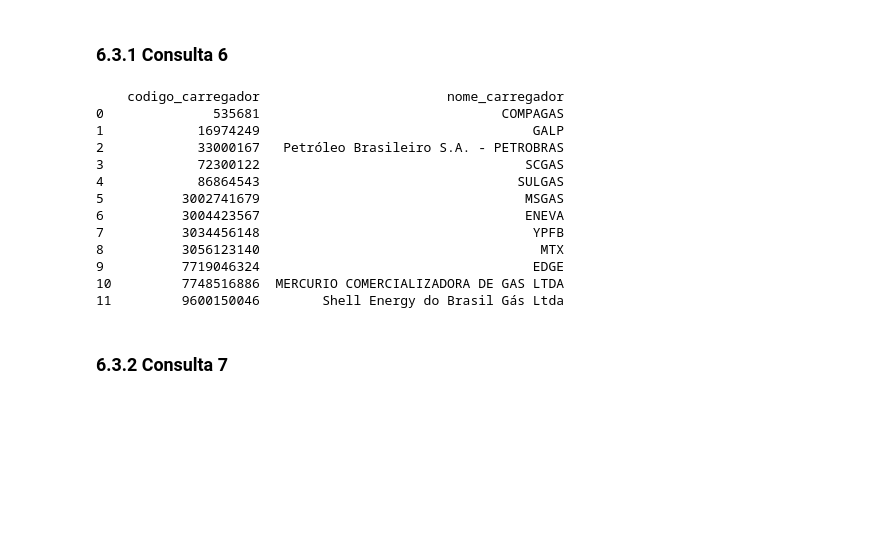
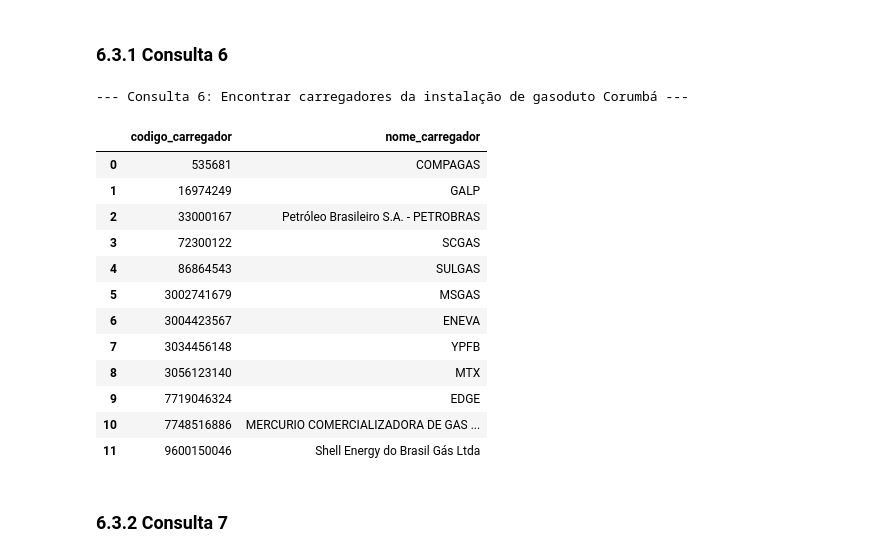
Before and after one commit to RaphaelLeivas/ibd-2025-1, a Jupyter notebook: TP2/tp2_template.ipynb, the cells around one changed output. Drawn from its saved outputs; the diff is of its cells as text; code cells hidden in the pictures; blank space fills up the shorter version.

```diff
--- a/TP2/tp2_template.ipynb
+++ b/TP2/tp2_template.ipynb
@@ -231,50 +245,50 @@ Nenhum resultado encontrado para a Consulta 5.
 # %% [markdown]
 ### 6.3.1 Consulta 6
 # %%
-# Consulta 6: Encontrar carregadores da instalação de gasoduto Corumbá
+
+print("--- Consulta 6: Encontrar carregadores da instalação de gasoduto Corumbá ---")
+conn = sqlite3.connect('gas_data.db')
+
 query6 = """
 SELECT DISTINCT CA.codigo_carregador, CA.nome_carregador
 FROM
     Contrato AS C
 INNER JOIN
     Instalacao_Transporte as IT
 ON
     C.codigo_instalacao_transporte = IT.codigo_instalacao_transporte
 INNER JOIN
     Instalacao_Gasoduto as IG
 ON
     IG.codigo_instalacao_transporte = IT.codigo_instalacao_transporte
 INNER JOIN
     Carregador as CA
 ON
     CA.codigo_carregador = C.codigo_carregador
 WHERE
     IG.nome_instalacao_gasoduto = "Corumbá"
 """
-cursor6 = conn.execute(query6)
-results6 = cursor6.fetchall()
 
-if results6:
-    cols6 = [description[0] for description in cursor6.description]
-    df6 = pd.DataFrame(results6, columns=cols6)
-    print(df6)
-else:
-    print("Nenhum resultado encontrado para a Consulta 5.")
+df6 = pd.read_sql_query(query6, conn)
+
 conn.close()
+
+df6
 # %% [output]
-    codigo_carregador                        nome_carregador
-0              535681                               COMPAGAS
-1            16974249                                   GALP
-2            33000167   Petróleo Brasileiro S.A. - PETROBRAS
-3            72300122                                  SCGAS
-4            86864543                                 SULGAS
-5          3002741679                                  MSGAS
-6          3004423567                                  ENEVA
-7          3034456148                                   YPFB
-8          3056123140                                    MTX
-9          7719046324                                   EDGE
-10         7748516886  MERCURIO COMERCIALIZADORA DE GAS LTDA
-11         9600150046        Shell Energy do Brasil Gás Ltda
+--- Consulta 6: Encontrar carregadores da instalação de gasoduto Corumbá ---
+|  | codigo_carregador | nome_carregador |
+| 0 | 535681 | COMPAGAS |
+| 1 | 16974249 | GALP |
+| 2 | 33000167 | Petróleo Brasileiro S.A. - PETROBRAS |
+| 3 | 72300122 | SCGAS |
+| 4 | 86864543 | SULGAS |
+| 5 | 3002741679 | MSGAS |
+| 6 | 3004423567 | ENEVA |
+| 7 | 3034456148 | YPFB |
+| 8 | 3056123140 | MTX |
+| 9 | 7719046324 | EDGE |
+| 10 | 7748516886 | MERCURIO COMERCIALIZADORA DE GAS ... |
+| 11 | 9600150046 | Shell Energy do Brasil Gás Ltda |
 # %% [markdown]
 ### 6.3.2 Consulta 7
 # %% [markdown]
```
Also changed, not shown: parts of 7 cells of this notebook, 2 other files.
